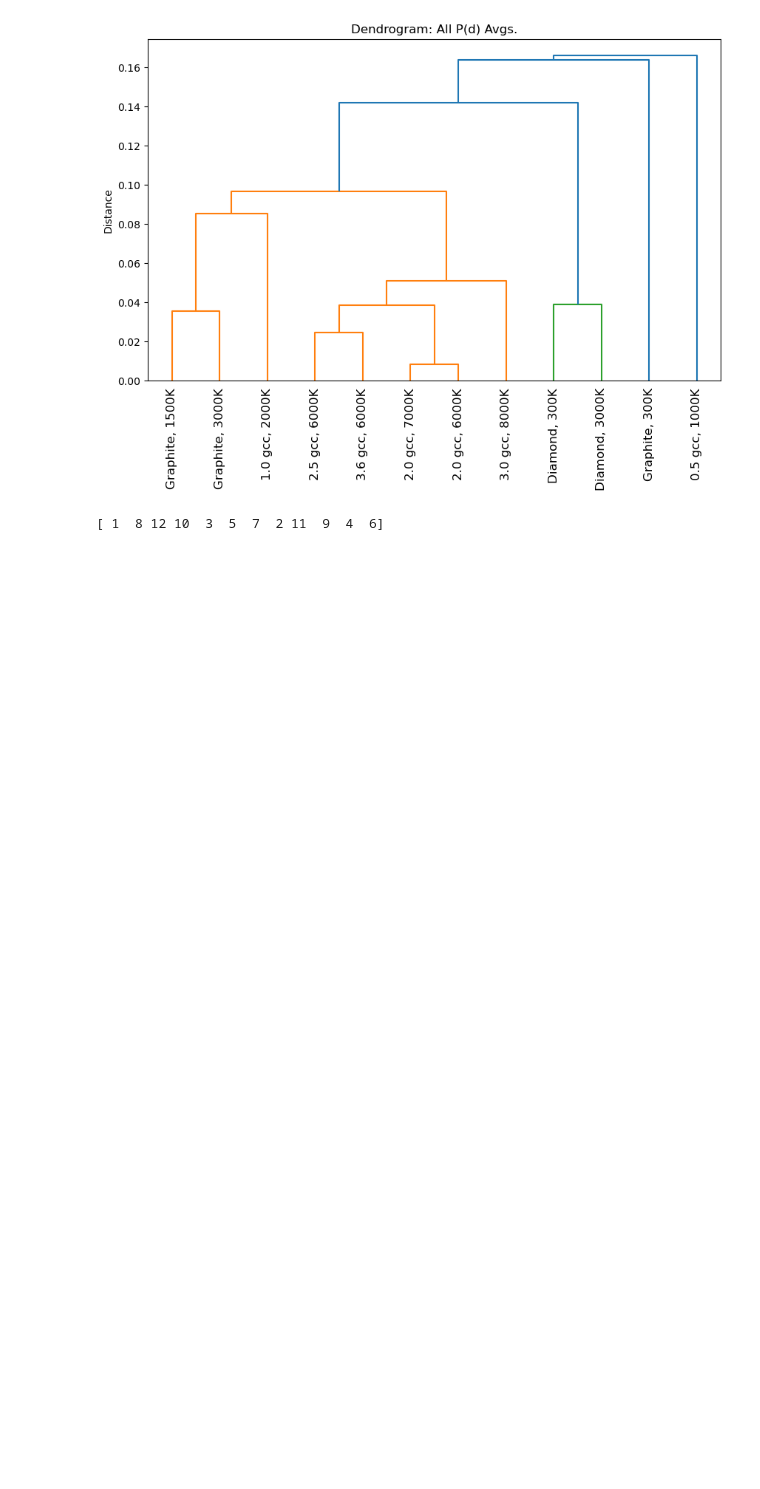
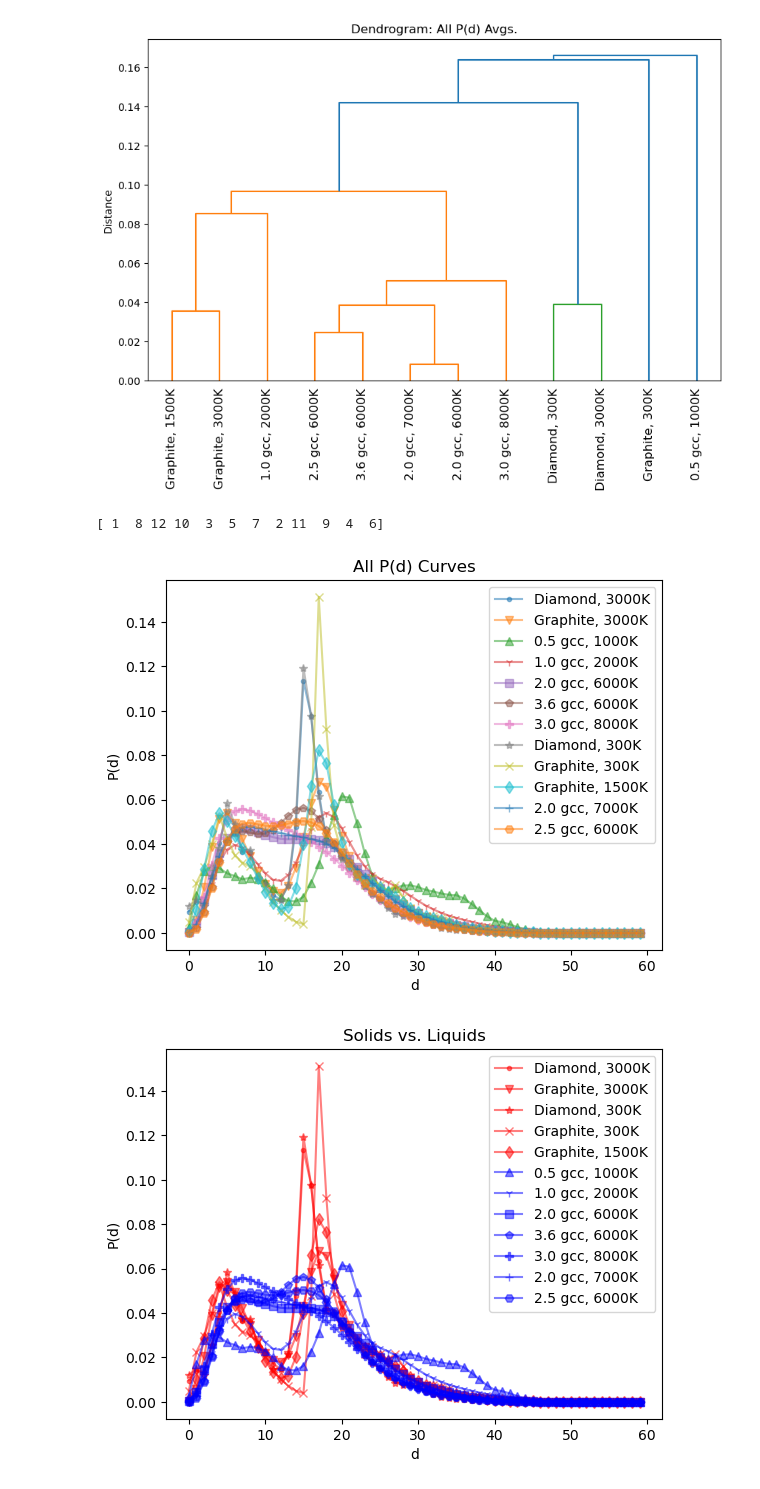
Before and after one commit to laubachb/chimes_CGD-myLLFork, a Jupyter notebook: dissimilarity_clustering/pd_clustering.ipynb, the cells around one changed output. Drawn from its saved outputs; the diff is of its cells as text; code cells hidden in the pictures; blank space fills up the shorter version.

Commit message:
updated pd visuals for phases

```diff
--- a/dissimilarity_clustering/pd_clustering.ipynb
+++ b/dissimilarity_clustering/pd_clustering.ipynb
@@ -289,3 +289,77 @@ print(cluster_labels) # Confirm there are 12 unique clusters
 (12, 180, 1)
 [figure]
 [ 1  8 12 10  3  5  7  2 11  9  4  6]
+# %%
+sp_labels = {0: "Diamond, 3000K",
+             1: "Graphite, 3000K",
+             2: "0.5 gcc, 1000K",
+             3: "1.0 gcc, 2000K",
+             4: "2.0 gcc, 6000K",
+             5: "3.6 gcc, 6000K",
+             6: "3.0 gcc, 8000K",
+             7: "Diamond, 300K",
+             8: "Graphite, 300K",
+             9: "Graphite, 1500K",
+             10: "2.0 gcc, 7000K",
+             11: "2.5 gcc, 6000K"}
+
+shape_map = [".","v","^","1","s","p","P","*","x","d","+","H"]    # Add more shapes if needed
+
+# Assuming avg_pd is a DataFrame containing the curves
+for i in range(len(avg_pd)):
+    y_values = avg_pd[i]
+    x_values = range(len(y_values))
+    plt.plot(x_values, y_values, marker=shape_map[i], linestyle='-', alpha = 0.5, label=sp_labels.get(i, f'Curve {i}'))
+
+plt.xlabel('d')
+plt.ylabel('P(d)')
+plt.title('All P(d) Curves')
+plt.legend()
+plt.show()
+
+solids = [0, 1, 7, 8, 9]
+graphites = [1, 8, 9]
+ld_liquids = [2, 3]
+hd_liquids = [4, 5, 6, 10, 11]
+diamonds = [0, 7]
+liquids = [2, 3, 4, 5, 6, 10, 11]
+
+for i in solids:
+    y_values = avg_pd[i]
+    x_values = range(len(y_values))
+    plt.plot(x_values, y_values, marker=shape_map[i], linestyle='-', alpha=0.5, color='r', label=sp_labels.get(i, f'Curve {i}'))
+for i in liquids:
+    y_values = avg_pd[i]
+    x_values = range(len(y_values))
+    plt.plot(x_values, y_values, marker=shape_map[i], linestyle='-', alpha = 0.5, color='b', label=sp_labels.get(i, f'Curve {i}'))
+plt.xlabel('d')
+plt.ylabel('P(d)')
+plt.title('Solids vs. Liquids')
+plt.legend()
+plt.show()
+
+for i in graphites:
+    y_values = avg_pd[i]
+    x_values = range(len(y_values))
+    plt.plot(x_values, y_values, marker=shape_map[i], linestyle='-', alpha = 0.5, color='r', label=sp_labels.get(i, f'Curve {i}'))
+for i in ld_liquids:
+    y_values = avg_pd[i]
+    x_values = range(len(y_values))
+    plt.plot(x_values, y_values, marker=shape_map[i], linestyle='-', alpha = 0.5, color='b', label=sp_labels.get(i, f'Curve {i}'))
+for i in hd_liquids:
+    y_values = avg_pd[i]
+    x_values = range(len(y_values))
+    plt.plot(x_values, y_values, marker=shape_map[i], linestyle='-', alpha = 0.5, color='g', label=sp_labels.get(i, f'Curve {i}'))
+for i in diamonds:
+    y_values = avg_pd[i]
+    x_values = range(len(y_values))
+    plt.plot(x_values, y_values, marker=shape_map[i], linestyle='-', alpha = 0.5, color='y', label=sp_labels.get(i, f'Curve {i}'))
+
+plt.xlabel('d')
+plt.ylabel('P(d)')
+plt.title('Graphites, LD Liquids, HD Liquids, Diamonds')
+plt.legend()
+plt.show()
+# %% [output]
+[figure, added]
+[figure, added]
```
Also changed, not shown: parts of 1 cell of this notebook.
